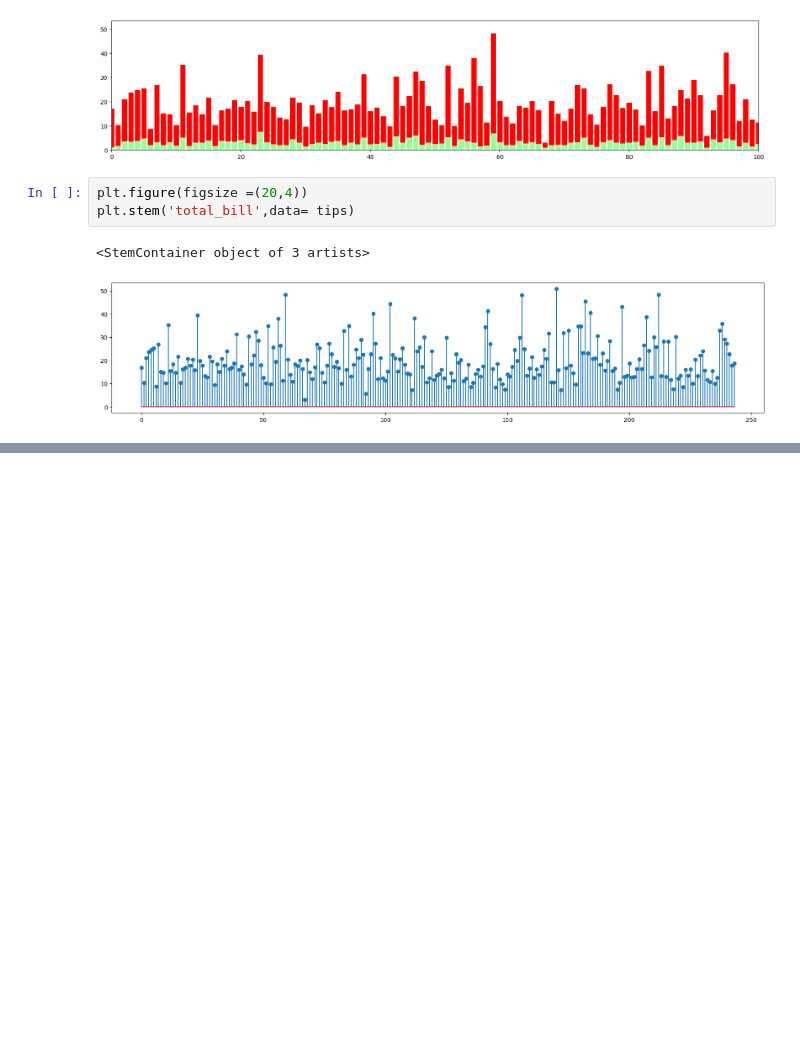
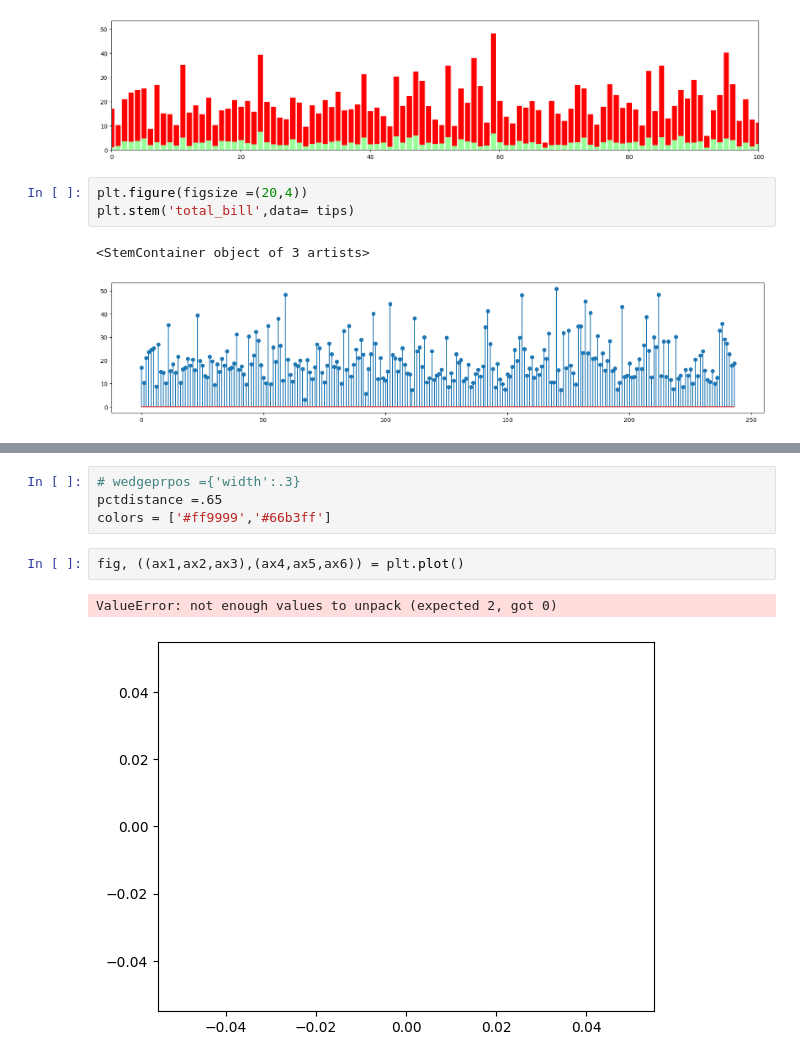
Before and after one commit to 195Akashsingh/Python, a Jupyter notebook: data analysis/Visulation.ipynb, the cells around one changed output, grey strips where cells are left out. Cells and saved outputs as stored; diff of their text form; blank space fills up the shorter version.

```diff
--- a/data analysis/Visulation.ipynb
+++ b/data analysis/Visulation.ipynb
@@ -135,0 +178,9 @@ plt.stem('total_bill',data= tips)
+# %%
+# wedgeprpos ={'width':.3}
+pctdistance =.65
+colors = ['#ff9999','#66b3ff']
+# %%
+fig, ((ax1,ax2,ax3),(ax4,ax5,ax6)) = plt.plot()
+# %% [output]
+ValueError: not enough values to unpack (expected 2, got 0)
+[figure, added]
```
Also changed, not shown: parts of 7 cells of this notebook, 1 other file.
